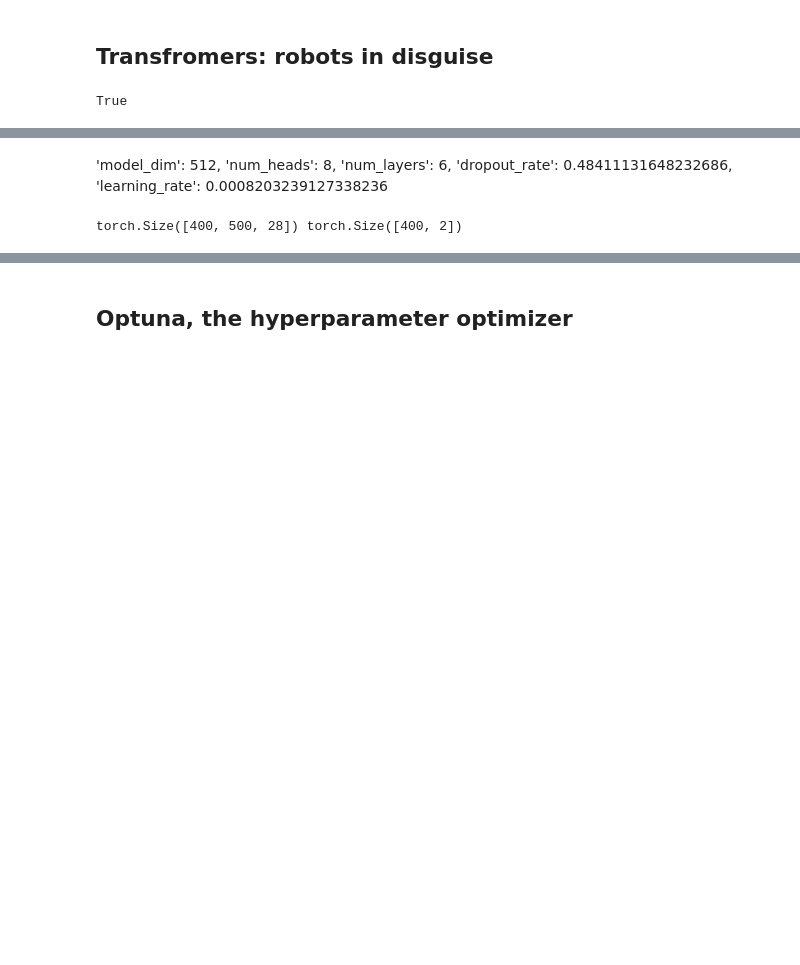
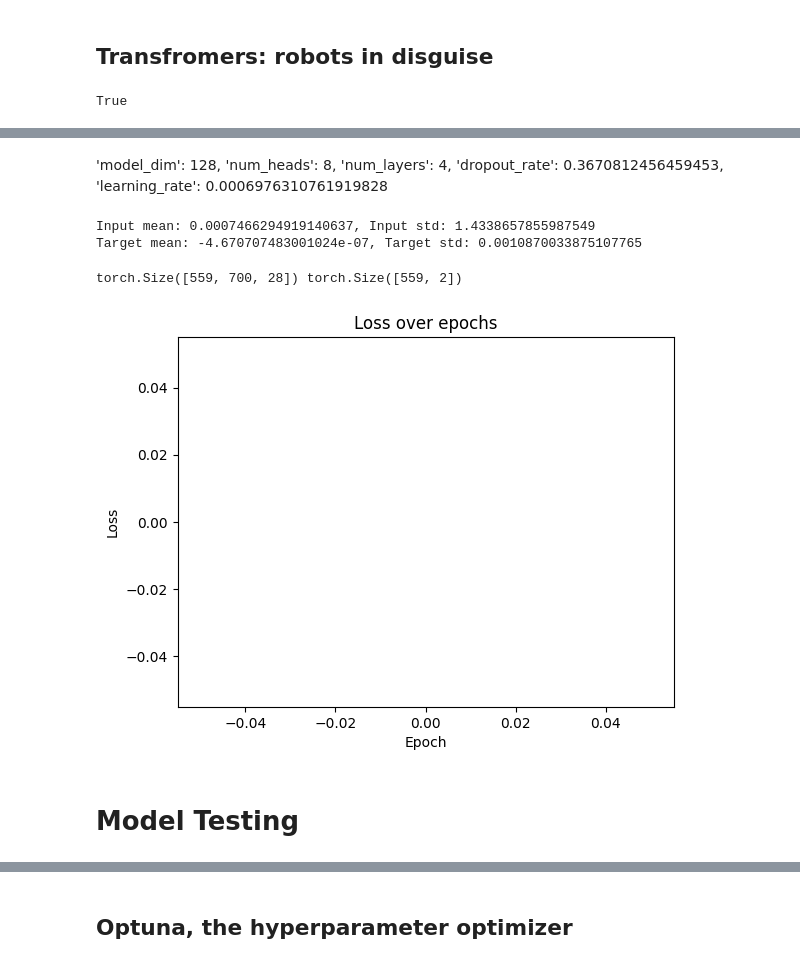
Before and after one commit to yusuf-wadi/JoyStick_ECOG, a Jupyter notebook: TRANSFORMER.ipynb, the cells around one changed output, grey strips where cells are left out. Saved outputs shown, nothing was run; the diff lists cells and outputs as text; code cells hidden in the pictures; blank space fills up the shorter version.

```diff
--- a/TRANSFORMER.ipynb
+++ b/TRANSFORMER.ipynb
@@ -182,4 +249,4 @@ optimizer = torch.optim.Adam(model.parameters(), lr=learning_rate)
 num_epochs = 1000
 scheduler = StepLR(optimizer, step_size=num_epochs//3, gamma=0.1)
 # %% [markdown]
-'model_dim': 512, 'num_heads': 8, 'num_layers': 6, 'dropout_rate': 0.48411131648232686, 'learning_rate': 0.0008203239127338236
+'model_dim': 128, 'num_heads': 8, 'num_layers': 4, 'dropout_rate': 0.3670812456459453, 'learning_rate': 0.0006976310761919828
@@ -198,7 +260,18 @@ generator = torch.Generator(device=device)
 dataloader = DataLoader(dataset, batch_size=16, shuffle=True, generator=generator)
+# %%
+print(f"Input mean: {input_tensor.mean()}, Input std: {input_tensor.std()}")
+print(f"Target mean: {target_tensor.mean()}, Target std: {target_tensor.std()}")
+# %% [output]
+Input mean: 0.0007466294919140637, Input std: 1.4338657855987549
+Target mean: -4.670707483001024e-07, Target std: 0.0010870033875107765
 # %%
 print(X_train.shape, y_train.shape)
 train = False
+losses = []
+# Early stopping parameters
+patience = 20
+best_loss = float('inf')
+epochs_no_improve = 0
 if train:
     model.train()
     for epoch in range(num_epochs):
@@ -207,11 +280,51 @@ if train:
             with autocast():
                 output = model(data)
                 loss = criterion(output, target)
+                losses.append(loss.item())
             scaler.scale(loss).backward()
             torch.nn.utils.clip_grad_norm_(model.parameters(), max_norm=1.0)  # Gradient clipping
             scaler.step(optimizer)
             scaler.update()
-            scheduler.step()
-        print(f'Epoch {epoch+1}/{num_epochs}, Loss: {loss.item()}')
+            #scheduler.step()
+         # Validation step
+        model.eval()
+        val_loss = 0
+        with torch.no_grad():
+            for data, target in dataloader:
+                with autocast():
+                    output = model(data)
+                    loss = criterion(output, target)
+                    val_loss += loss.item()
+        val_loss /= len(dataloader)
+
+        print(f'Epoch {epoch+1}/{num_epochs}, Validation Loss: {val_loss}')
+        if epoch%10 == 0:
+            # loss direction as a magnitude of the last 10 losses
+            print(f'Loss direction: {np.mean(losses[-10:]) - np.mean(losses[-20:-10])}')
+
+        # Early stopping
+        if val_loss < best_loss:
+            best_loss = val_loss
+            epochs_no_improve = 0
+        else:
+            epochs_no_improve += 1
+            if epochs_no_improve >= patience:
+                print(f'\n\n---------------------------\n---------------------------\nEarly stopping at epoch {epoch+1}\n---------------------------\n---------------------------\n')
+                break
+
+
+    torch.save(model.state_dict(), 'transformer_model.pth')
 # %% [output]
-torch.Size([400, 500, 28]) torch.Size([400, 2])
+torch.Size([559, 700, 28]) torch.Size([559, 2])
+# %%
+def plot_loss(losses):
+    plt.plot(losses)
+    plt.title('Loss over epochs')
+    plt.xlabel('Epoch')
+    plt.ylabel('Loss')
+    plt.show()
+plot_loss(losses)
+# %% [output]
+[figure, added]
+# %% [markdown]
+# Model Testing
```
Also changed, not shown: parts of 20 cells of this notebook, 1 other file.
